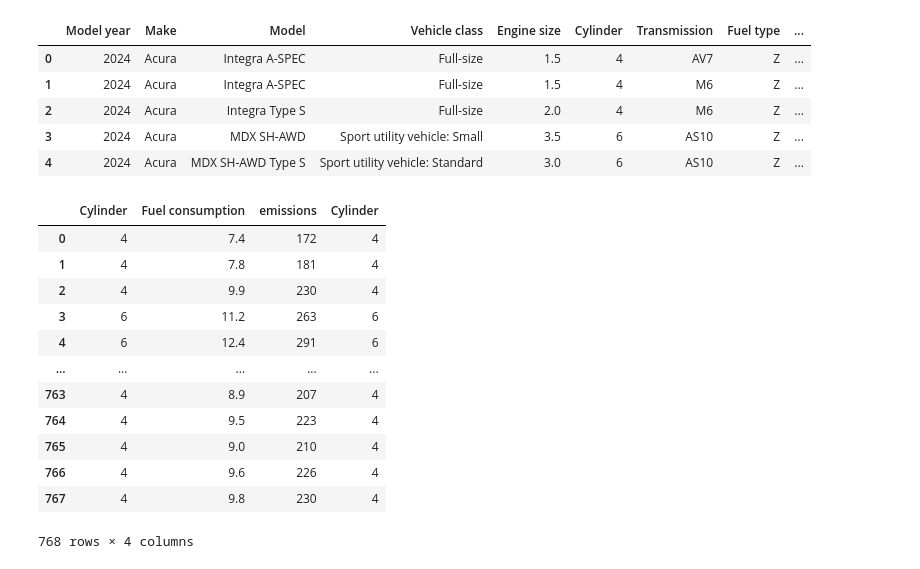
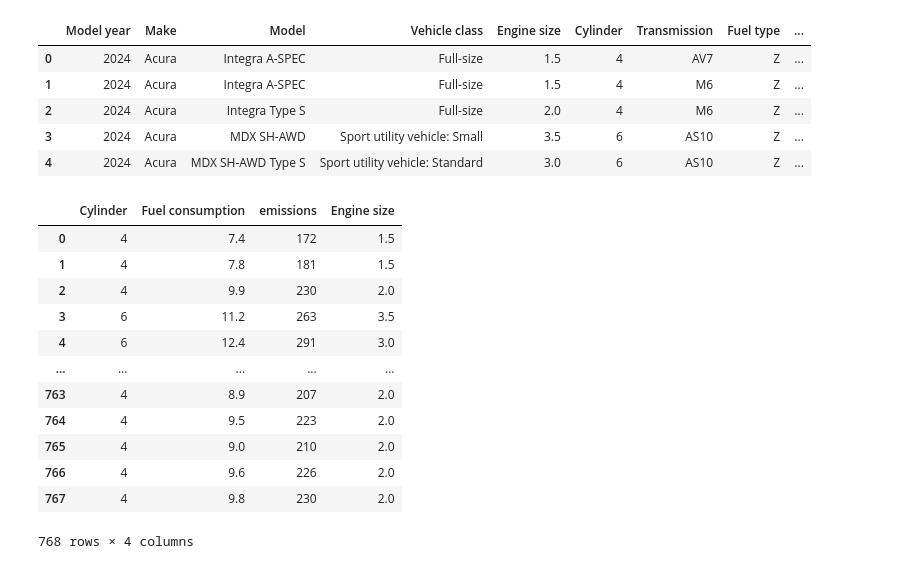
Before and after one commit to Asi9128/Emissions-and-Engine-Size-analysis, a Jupyter notebook: classification.ipynb, the cells around one changed output. Cells and saved outputs as stored; diff of their text form; code cells hidden in the pictures.

```diff
--- a/classification.ipynb
+++ b/classification.ipynb
@@ -42,19 +42,19 @@ data.head()
 | 3 | 2024 | Acura | MDX SH-AWD | Sport utility vehicle: Small | 3.5 | 6 | AS10 | Z | ... |
 | 4 | 2024 | Acura | MDX SH-AWD Type S | Sport utility vehicle: Standard | 3.0 | 6 | AS10 | Z | ... |
 # %%
-to_use = data[['Cylinder', 'Fuel consumption','emissions', "Cylinder"]]
+to_use = data[['Cylinder', 'Fuel consumption','emissions',"Engine size"]]
 to_use
 # %% [output]
-|  | Cylinder | Fuel consumption | emissions | Cylinder |
-| 0 | 4 | 7.4 | 172 | 4 |
-| 1 | 4 | 7.8 | 181 | 4 |
-| 2 | 4 | 9.9 | 230 | 4 |
-| 3 | 6 | 11.2 | 263 | 6 |
-| 4 | 6 | 12.4 | 291 | 6 |
+|  | Cylinder | Fuel consumption | emissions | Engine size |
+| 0 | 4 | 7.4 | 172 | 1.5 |
+| 1 | 4 | 7.8 | 181 | 1.5 |
+| 2 | 4 | 9.9 | 230 | 2.0 |
+| 3 | 6 | 11.2 | 263 | 3.5 |
+| 4 | 6 | 12.4 | 291 | 3.0 |
 | ... | ... | ... | ... | ... |
-| 763 | 4 | 8.9 | 207 | 4 |
-| 764 | 4 | 9.5 | 223 | 4 |
-| 765 | 4 | 9.0 | 210 | 4 |
-| 766 | 4 | 9.6 | 226 | 4 |
-| 767 | 4 | 9.8 | 230 | 4 |
+| 763 | 4 | 8.9 | 207 | 2.0 |
+| 764 | 4 | 9.5 | 223 | 2.0 |
+| 765 | 4 | 9.0 | 210 | 2.0 |
+| 766 | 4 | 9.6 | 226 | 2.0 |
+| 767 | 4 | 9.8 | 230 | 2.0 |
 768 rows × 4 columns
```
Also changed, not shown: parts of 12 cells of this notebook.
